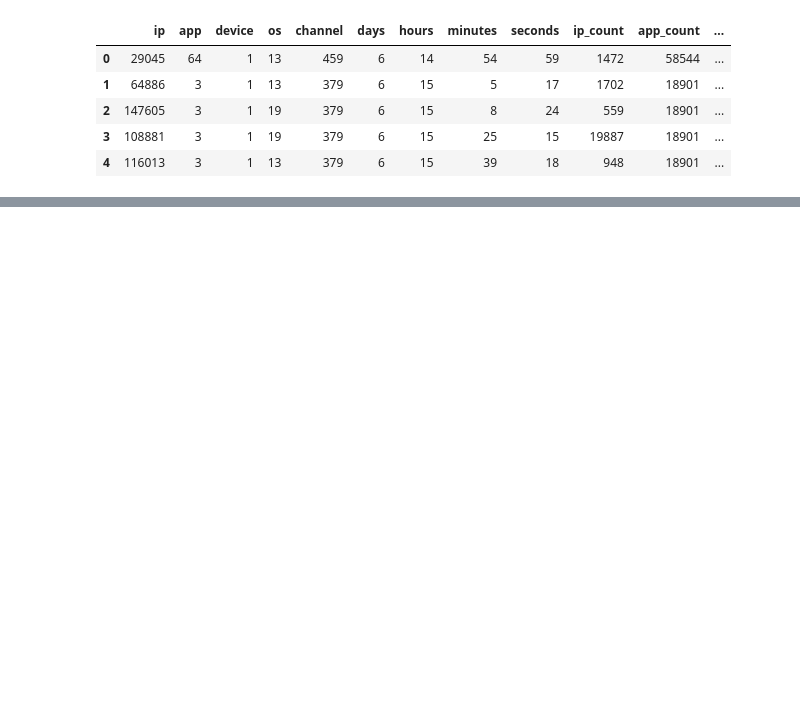
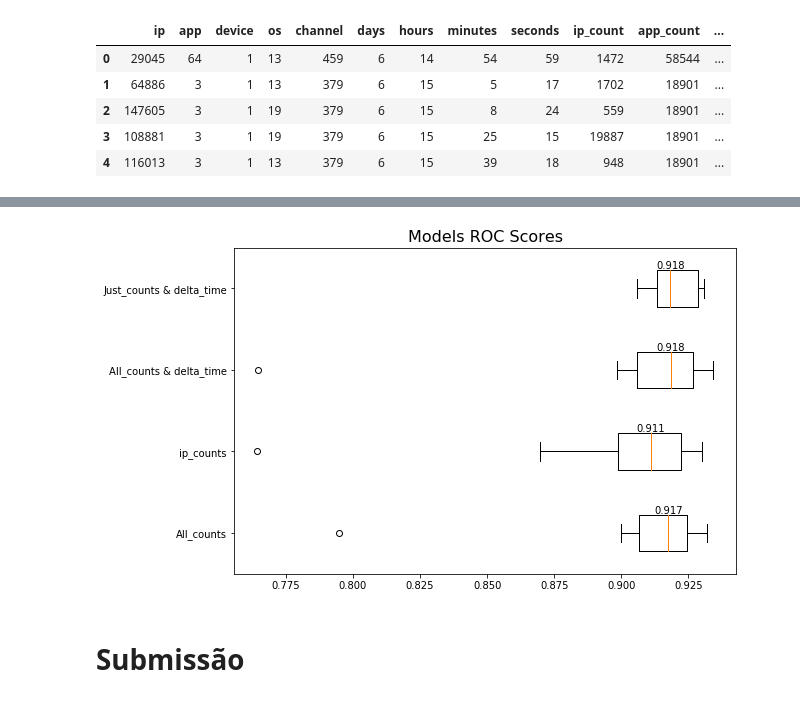
Before and after one commit to rgriva/Kaggle, a Jupyter notebook: RF_more_features.ipynb, the cells around one changed output, grey strips where cells are left out. Saved outputs shown, nothing was run; the diff lists cells and outputs as text; code cells hidden in the pictures; blank space fills up the shorter version.

```diff
--- a/RF_more_features.ipynb
+++ b/RF_more_features.ipynb
@@ -424,0 +444,21 @@ Text(0.5,1,'Models ROC Scores')
+# %%
+# Separating 10 groups of testing and training for cross validation
+
+train_idx = np.array([])
+test_idx = np.array([])
+roc_onlycounts_dtime = []
+
+idx = model_selection.StratifiedKFold(n_splits=10).split(X_resampled, Y_resampled)
+# %%
+for train_idx, test_idx in idx:
+    start_time = time.time()
+    X = X_resampled.iloc[train_idx]
+    Y = Y_resampled.iloc[train_idx]
+    rf = RandomForestClassifier(n_estimators=100, max_depth=20, verbose=0, n_jobs = -1)
+    rf = rf.fit(X, Y.values.ravel())
+
+    print('RandomForest has fitted X_resampled with {} seconds'.format(round(time.time() - start_time), 3))
+
+    Y_true = Y_resampled.iloc[test_idx]
+    Y_pred = rf.predict(X_resampled.iloc[test_idx])
+    roc_onlycounts_dtime.append(roc_auc_score(Y_true, Y_pred))
@@ -424,0 +476,24 @@ Text(0.5,1,'Models ROC Scores')
+# %%
+# Ploting the ROC scores
+roc_onlycounts_dtime = np.array(roc_onlycounts_dtime)
+data_plot = [roc_counts, roc_ipcounts, roc_counts_dtime, roc_onlycounts_dtime]
+labels = ['All_counts', 'ip_counts', 'All_counts & delta_time', 'Just_counts & delta_time']
+
+fig = plt.figure(1, figsize=(9, 6))
+ax = fig.add_subplot(111)
+
+bp_dict = ax.boxplot(data_plot, vert=False)
+ax.set_yticklabels(labels)
+ax.set_title('Models ROC Scores', fontsize = 16)
+
+for line in bp_dict['medians']:
+    # get position data for median line
+    x, y = line.get_xydata()[1] # low of median line
+
+    # overlay median value
+    text(x, y + 0.02, '%.3f' % x,
+         horizontalalignment='center') # draw above, centered
+# %% [output]
+[figure, added]
+# %% [markdown]
+# Submissão
```
Also changed, not shown: parts of 16 cells of this notebook.
